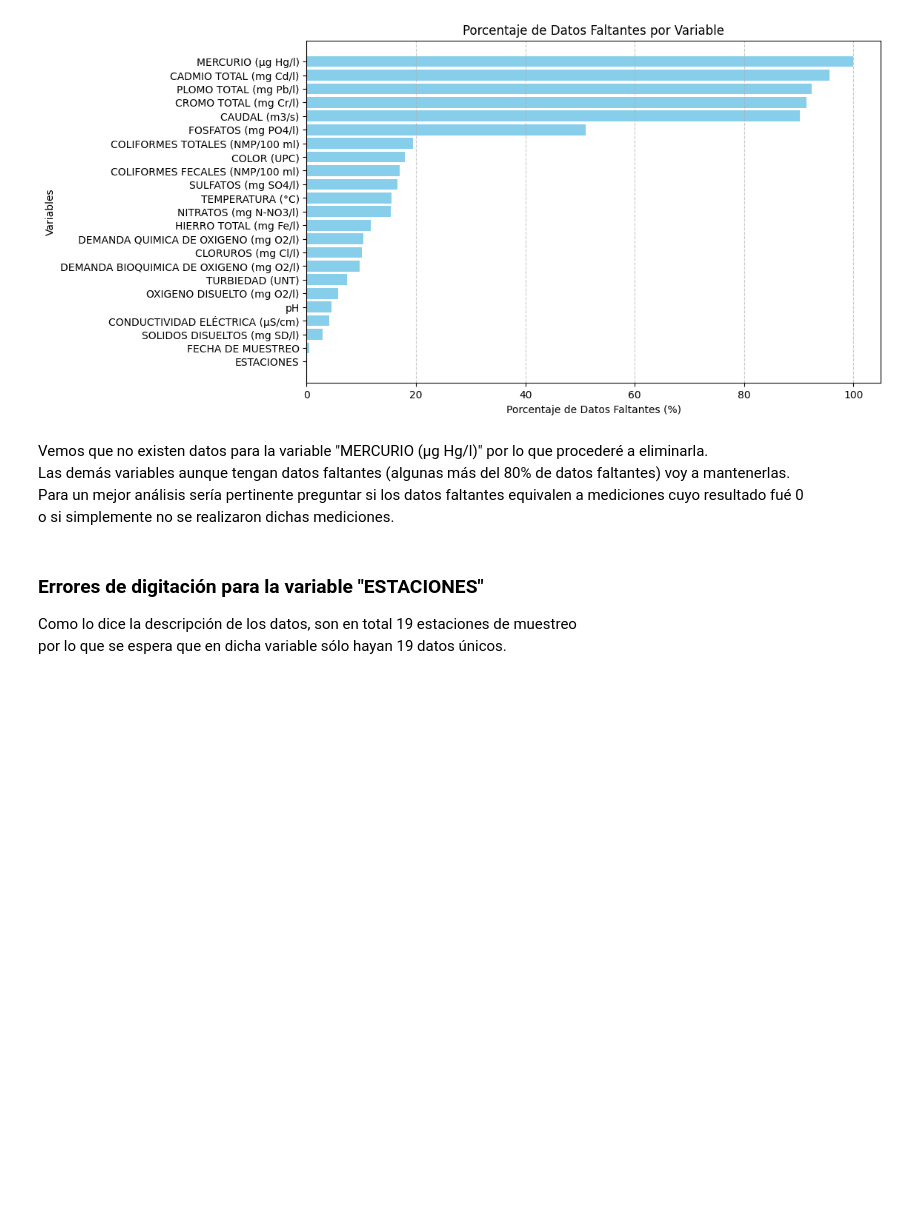
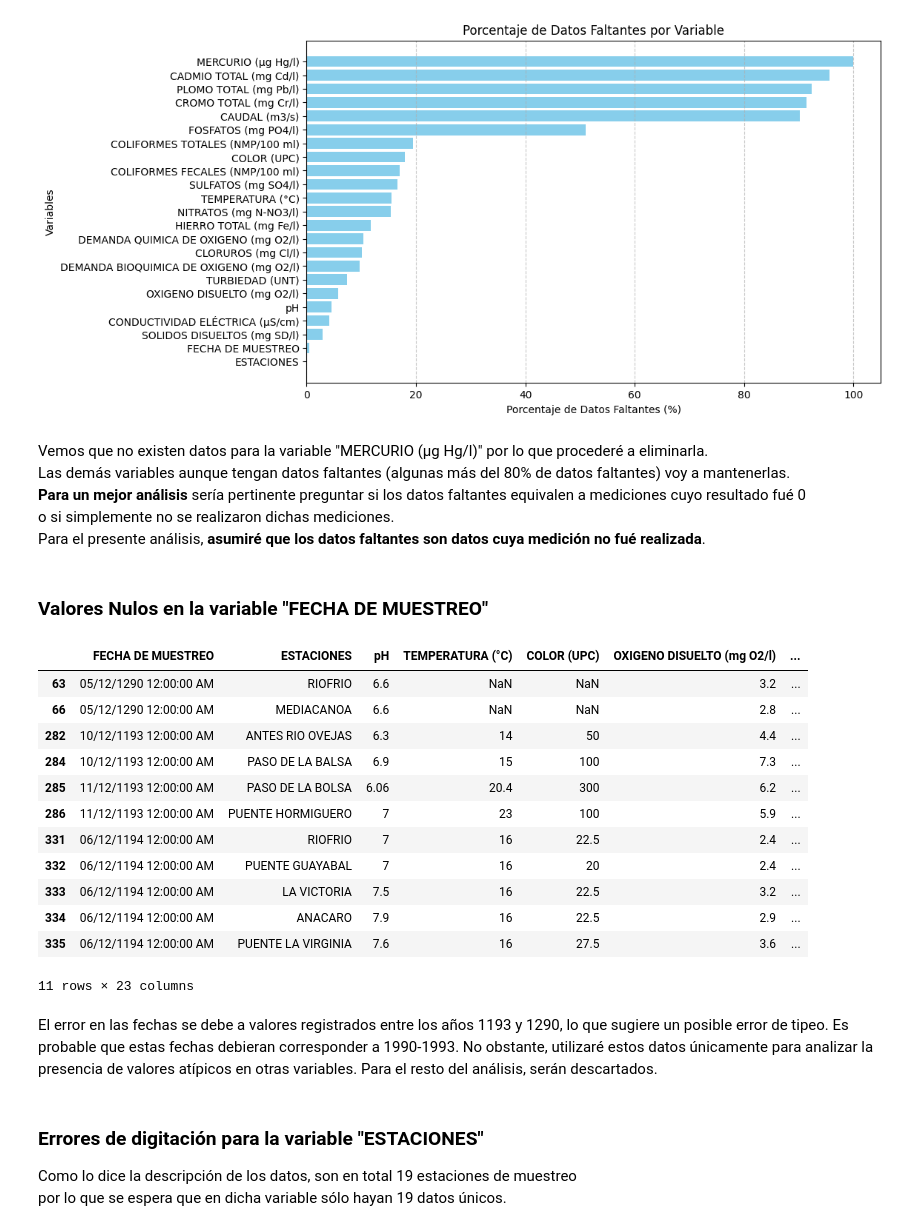
Before and after one commit to Casvill/TrabajoFinalEstadistica, a Jupyter notebook: EDA.ipynb, the cells around one changed output. Saved outputs shown, nothing was run; the diff lists cells and outputs as text; code cells hidden in the pictures; blank space fills up the shorter version.

Commit message:
Se reorganizó un poco el proyecto. Se añadió un df_procesdo para mantener el df original.

```diff
--- a/EDA.ipynb
+++ b/EDA.ipynb
@@ -223,6 +230,7 @@ plt.show()
 # %% [markdown]
 Vemos que no existen datos para la variable "MERCURIO (µg Hg/l)" por lo que procederé a eliminarla.
 Las demás variables aunque tengan datos faltantes (algunas más del 80% de datos faltantes) voy a mantenerlas.
-Para un mejor análisis sería pertinente preguntar si los datos faltantes equivalen a mediciones cuyo resultado fué 0
+**Para un mejor análisis** sería pertinente preguntar si los datos faltantes equivalen a mediciones cuyo resultado fué 0
 o si simplemente no se realizaron dichas mediciones.
+Para el presente análisis, **asumiré que los datos faltantes son datos cuya medición no fué realizada**.
 # %%
@@ -230,3 +238,23 @@ df = df.drop("MERCURIO (µg Hg/l)",axis=1)
+# %% [markdown]
+### Valores Nulos en la variable "FECHA DE MUESTREO"
+# %%
+df[df_procesado["FECHA DE MUESTREO"].isnull()]
+# %% [output]
+|  | FECHA DE MUESTREO | ESTACIONES | pH | TEMPERATURA (°C) | COLOR (UPC) | OXIGENO DISUELTO (mg O2/l) | ... |
+| 63 | 05/12/1290 12:00:00 AM | RIOFRIO | 6.6 | NaN | NaN | 3.2 | ... |
+| 66 | 05/12/1290 12:00:00 AM | MEDIACANOA | 6.6 | NaN | NaN | 2.8 | ... |
+| 282 | 10/12/1193 12:00:00 AM | ANTES RIO OVEJAS | 6.3 | 14 | 50 | 4.4 | ... |
+| 284 | 10/12/1193 12:00:00 AM | PASO DE LA BALSA | 6.9 | 15 | 100 | 7.3 | ... |
+| 285 | 11/12/1193 12:00:00 AM | PASO DE LA BOLSA | 6.06 | 20.4 | 300 | 6.2 | ... |
+| 286 | 11/12/1193 12:00:00 AM | PUENTE HORMIGUERO | 7 | 23 | 100 | 5.9 | ... |
+| 331 | 06/12/1194 12:00:00 AM | RIOFRIO | 7 | 16 | 22.5 | 2.4 | ... |
+| 332 | 06/12/1194 12:00:00 AM | PUENTE GUAYABAL | 7 | 16 | 20 | 2.4 | ... |
+| 333 | 06/12/1194 12:00:00 AM | LA VICTORIA | 7.5 | 16 | 22.5 | 3.2 | ... |
+| 334 | 06/12/1194 12:00:00 AM | ANACARO | 7.9 | 16 | 22.5 | 2.9 | ... |
+| 335 | 06/12/1194 12:00:00 AM | PUENTE LA VIRGINIA | 7.6 | 16 | 27.5 | 3.6 | ... |
+11 rows × 23 columns
+# %% [markdown]
+El error en las fechas se debe a valores registrados entre los años 1193 y 1290, lo que sugiere un posible error de tipeo. Es probable que estas fechas debieran corresponder a 1990-1993. No obstante, utilizaré estos datos únicamente para analizar la presencia de valores atípicos en otras variables. Para el resto del análisis, serán descartados.
 # %% [markdown]
 ### Errores de digitación para la variable "ESTACIONES"
 Como lo dice la descripción de los datos, son en total 19 estaciones de muestreo
```
Also changed, not shown: parts of 25 cells of this notebook, 3 other files.
